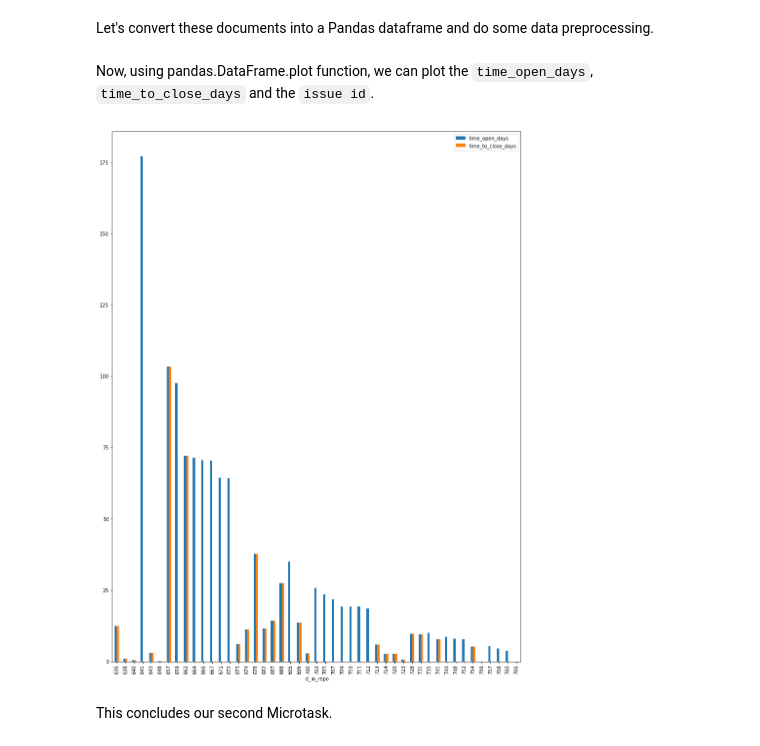
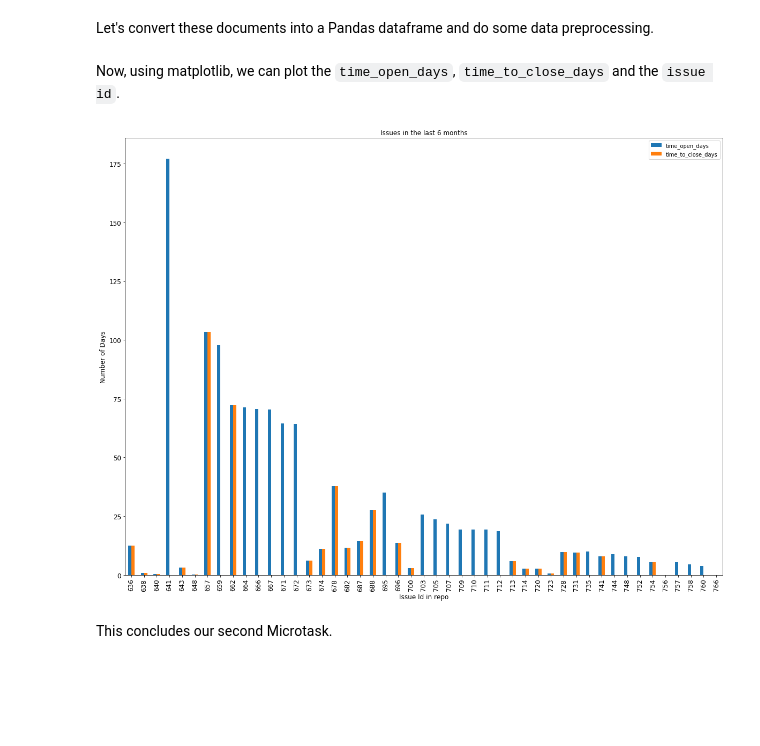
Before and after one commit to aswanipranjal/chaoss-microtasks, a Jupyter notebook: Microtask-2/Microtask-2.ipynb, the cells around one changed output. Cells and saved outputs as stored; diff of their text form; code cells hidden in the pictures; blank space fills up the shorter version.

Commit message:
made the graph prettier and added Microtask2.md

```diff
--- a/Microtask-2/Microtask-2.ipynb
+++ b/Microtask-2/Microtask-2.ipynb
@@ -130,10 +130,16 @@ issues = pd.DataFrame(issues)
 # We fill all te NaN values with zero
 issues = issues.fillna(0)
 # %% [markdown]
-Now, using pandas.DataFrame.plot function, we can plot the `time_open_days`, `time_to_close_days` and the `issue id`.
+Now, using matplotlib, we can plot the `time_open_days`, `time_to_close_days` and the `issue id`.
-# %%
-issues.plot(x=issues['id_in_repo'], kind='bar', figsize=(15,20));
-# %% [output]
-[figure, removed]
+# %%
+import matplotlib.pyplot as plt
+
+ax = issues.plot(x=issues['id_in_repo'],kind='bar', figsize=(20,15), title ="Issues in the last 6 months",
+                 legend=True, fontsize=12)
+ax.set_ylabel("Number of Days", fontsize=12)
+ax.set_xlabel("Issue Id in repo", fontsize=12)
+plt.show()
+# %% [output]
+[figure, added]
 # %% [markdown]
 This concludes our second Microtask.
```
Also changed, not shown: 1 other file.
